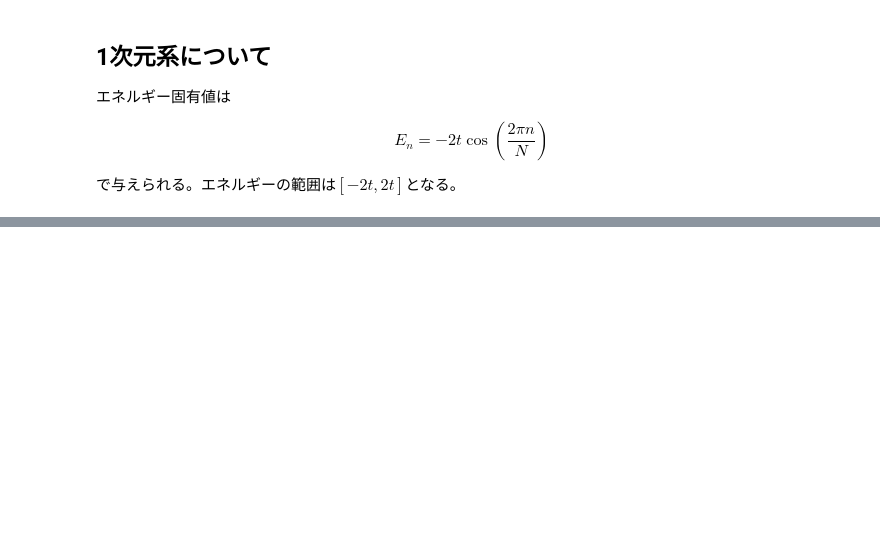
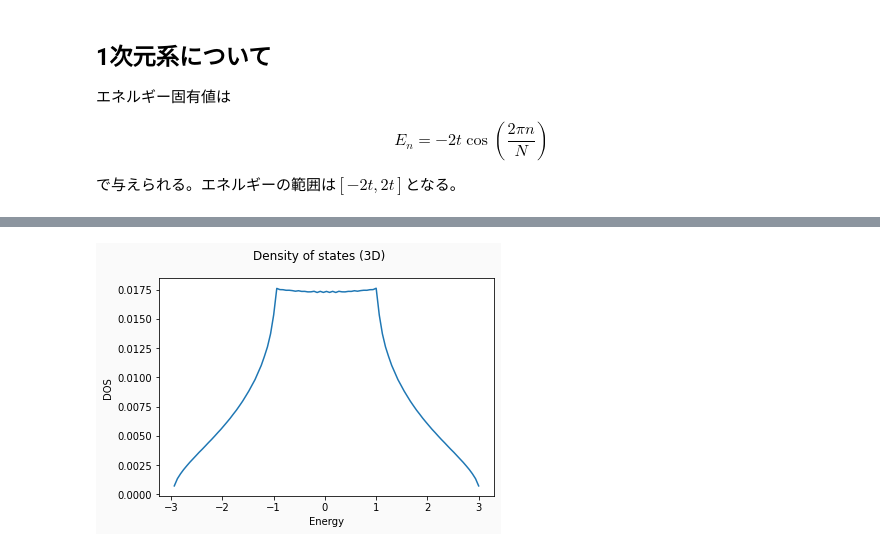
Before and after one commit to capriblue/dos_for_2site, a Jupyter notebook: calculate.ipynb, the cells around one changed output, grey strips where cells are left out. Saved outputs shown, nothing was run; the diff lists cells and outputs as text; code cells hidden in the pictures; blank space fills up the shorter version.

```diff
--- a/calculate.ipynb
+++ b/calculate.ipynb
@@ -102,0 +91,13 @@ plotter(8)
+# %%
+# 3D
+three = Calculate(3, 100000000, -3, 3, True)
+# %%
+fig = plt.figure(facecolor='#fafafa')
+ax = fig.add_subplot(111)
+ax.plot(three.Es[1:], three.hist[1:]) # 外れ値を除外
+fig.suptitle("Density of states (3D) ")
+ax.set_xlabel("Energy")
+_ =ax.set_ylabel("DOS")
+fig.savefig("DOS_3d.png", dpi=400)
+# %% [output]
+[figure, added]
```
Also changed, not shown: parts of 15 cells of this notebook.
